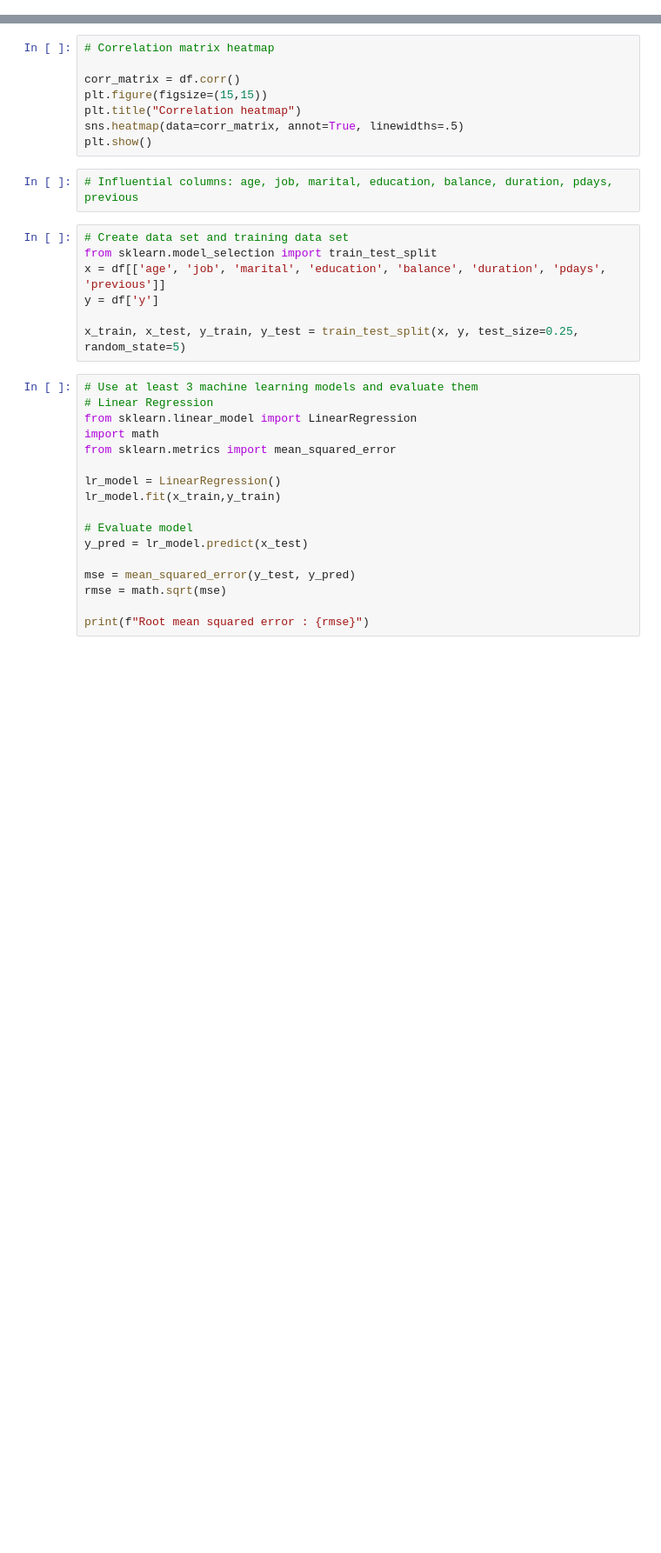
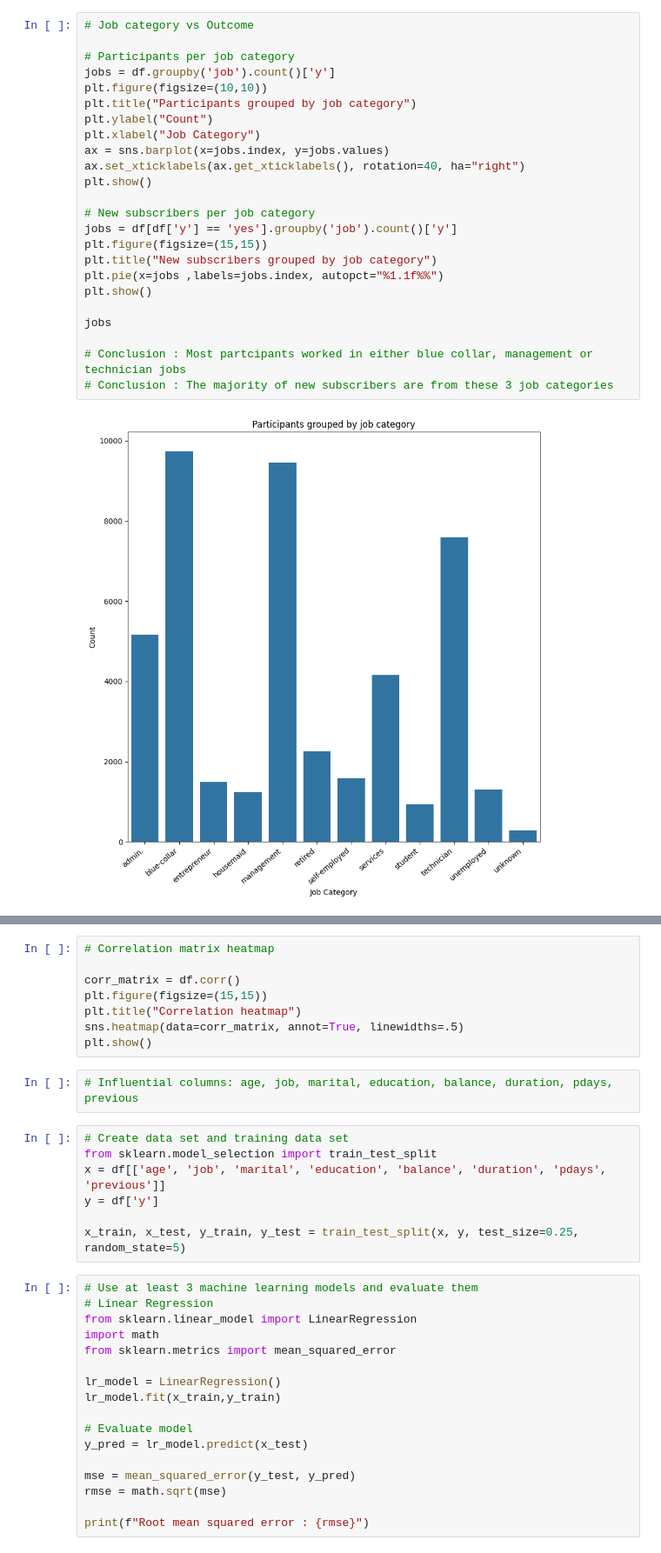
Before and after one commit to vnpranav/DI_Hackathon_2, a Jupyter notebook: analysis.ipynb, the cells around one changed output, grey strips where cells are left out. Shown at 87% size. Saved outputs shown, nothing was run; the diff lists cells and outputs as text; blank space fills up the shorter version.

```diff
--- a/analysis.ipynb
+++ b/analysis.ipynb
@@ -15,0 +42,26 @@ df.keys()
+# %%
+# Job category vs Outcome
+
+# Participants per job category
+jobs = df.groupby('job').count()['y']
+plt.figure(figsize=(10,10))
+plt.title("Participants grouped by job category")
+plt.ylabel("Count")
+plt.xlabel("Job Category")
+ax = sns.barplot(x=jobs.index, y=jobs.values)
+ax.set_xticklabels(ax.get_xticklabels(), rotation=40, ha="right")
+plt.show()
+
+# New subscribers per job category
+jobs = df[df['y'] == 'yes'].groupby('job').count()['y']
+plt.figure(figsize=(15,15))
+plt.title("New subscribers grouped by job category")
+plt.pie(x=jobs ,labels=jobs.index, autopct="%1.1f%%")
+plt.show()
+
+jobs
+
+# Conclusion : Most partcipants worked in either blue collar, management or technician jobs
+# Conclusion : The majority of new subscribers are from these 3 job categories
+# %% [output]
+[figure, added]
```
Also changed, not shown: parts of 23 cells of this notebook, 1 other file.
